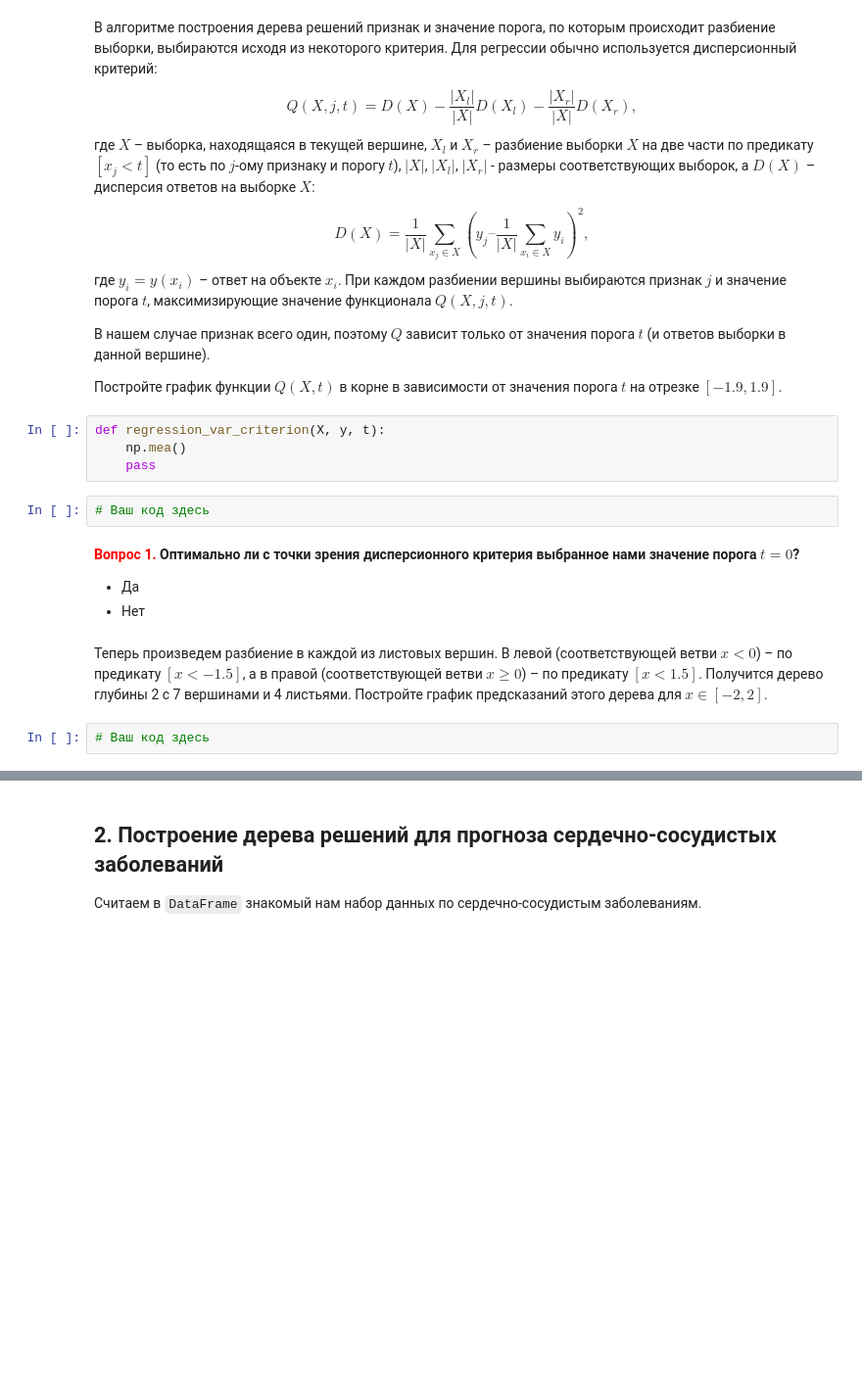
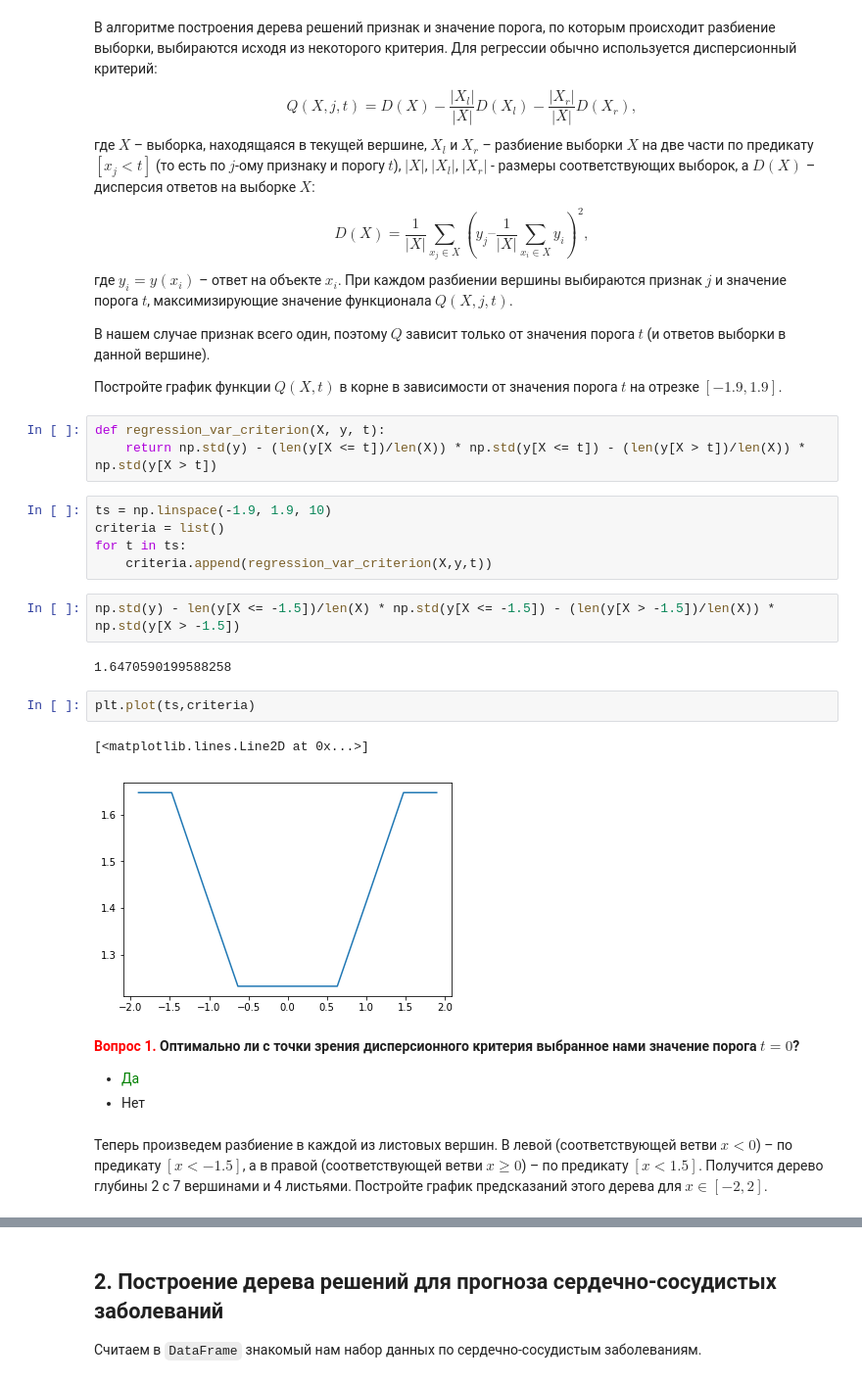
Before and after one commit to vlavrik/mlcourse_open, a Jupyter notebook: jupyter_russian/homeworks/hw3_session3_decision_trees.ipynb, the cells around one changed output, grey strips where cells are left out. Shown at 98% size. Saved outputs shown, nothing was run; the diff lists cells and outputs as text; blank space fills up the shorter version.

```diff
--- a/jupyter_russian/homeworks/hw3_session3_decision_trees.ipynb
+++ b/jupyter_russian/homeworks/hw3_session3_decision_trees.ipynb
@@ -78,17 +77,26 @@ $$D(X) = \dfrac{1}{|X|} \sum_{x_j \in X}(y_j – \dfrac{1}{|X|}\sum_{x_i \in X}y
 В нашем случае признак всего один, поэтому $Q$ зависит только от значения порога $t$ (и ответов выборки в данной вершине).
 
 Постройте график функции $Q(X, t)$ в корне в зависимости от значения порога $t$ на отрезке $[-1.9, 1.9]$.
-# %%
-def regression_var_criterion(X, y, t):
-    np.mea()
-    pass
-# %%
-# Ваш код здесь
+# %%
+def regression_var_criterion(X, y, t):
+    return np.std(y) - (len(y[X <= t])/len(X)) * np.std(y[X <= t]) - (len(y[X > t])/len(X)) * np.std(y[X > t])
+# %%
+ts = np.linspace(-1.9, 1.9, 10)
+criteria = list()
+for t in ts:
+    criteria.append(regression_var_criterion(X,y,t))
+# %%
+np.std(y) - len(y[X <= -1.5])/len(X) * np.std(y[X <= -1.5]) - (len(y[X > -1.5])/len(X)) * np.std(y[X > -1.5])
+# %% [output]
+1.6470590199588258
+# %%
+plt.plot(ts,criteria)
+# %% [output]
+[<matplotlib.lines.Line2D at 0x...>]
+[figure, added]
 # %% [markdown]
 **<font color='red'>Вопрос 1.</font> Оптимально ли с точки зрения дисперсионного критерия выбранное нами значение порога $t = 0$?**
-- Да
+- <font color = 'green'>Да </font>
 - Нет
 # %% [markdown]
 Теперь произведем разбиение в каждой из листовых вершин. В левой (соответствующей ветви $x < 0$) – по предикату $[x < -1.5]$, а в правой (соответствующей ветви $x \geqslant 0$) – по предикату $[x < 1.5]$. Получится дерево глубины 2 с 7 вершинами и 4 листьями. Постройте график предсказаний этого дерева для $x \in [-2, 2]$.
-# %%
-# Ваш код здесь
```
Also changed, not shown: parts of 54 cells of this notebook, 4 other files.
